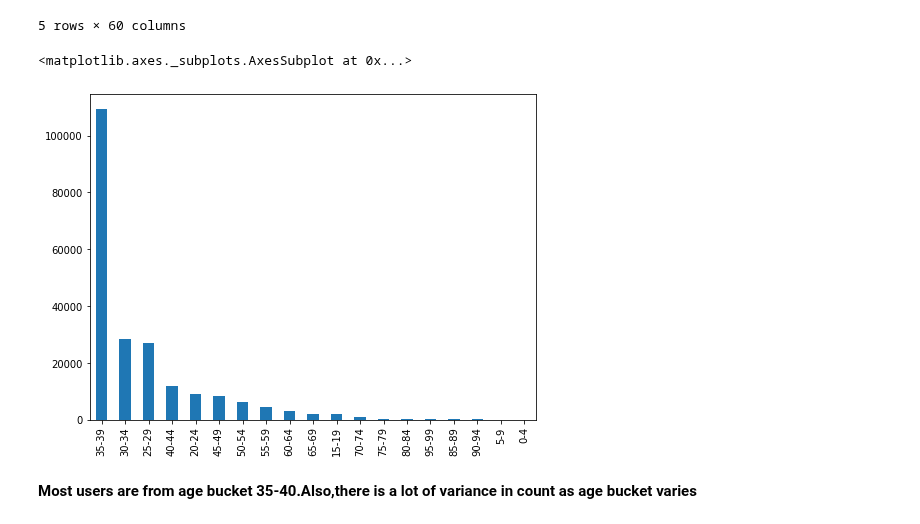
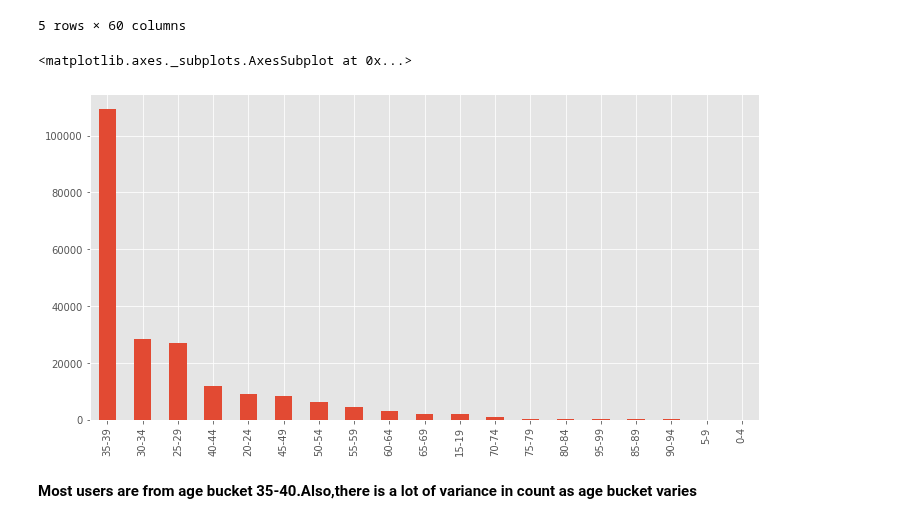
Before and after one commit to Anandpatil412/DSC, a Jupyter notebook: CapstoneProject2/DataCleaning/DataCleaning.ipynb, the cells around one changed output. Drawn from its saved outputs; the diff is of its cells as text; code cells hidden in the pictures.

```diff
--- a/CapstoneProject2/DataCleaning/DataCleaning.ipynb
+++ b/CapstoneProject2/DataCleaning/DataCleaning.ipynb
@@ -209,6 +212,8 @@ df_sessions_grp.head()
 | 2 | 00023iyk9l | action_confirm_email | 567165.0 |
 | 3 | 00023iyk9l | action_dashboard | 1115.5 |
 | 4 | 00023iyk9l | action_header_userpic | 1599.0 |
+# %%
+plt.style.use('ggplot')
 # %%
 plt.figure(figsize=(12,4))
 
@@ -324,12 +329,13 @@ df_train_join.head()
 | 4 | 87mebub9p4 | 2010-09-14 | 2009-12-08 06:11:05 | 2010-02-18 | NaN | 40-44 | ... |
 5 rows × 60 columns
 # %%
-plt.figure(figsize=(8,6))
+plt.figure(figsize=(12,6))
+
 age_bucket_counts = df_train_join['age_bucket'].value_counts()
 age_bucket_counts.plot.bar()
 # %% [output]
 <matplotlib.axes._subplots.AxesSubplot at 0x...>
-[figure, old version]
+[figure, new version]
 # %% [markdown]
 **Most users are from age bucket 35-40.Also,there is a lot of variance in count as age bucket varies**
 # %%
```
Also changed, not shown: parts of 33 cells of this notebook.
